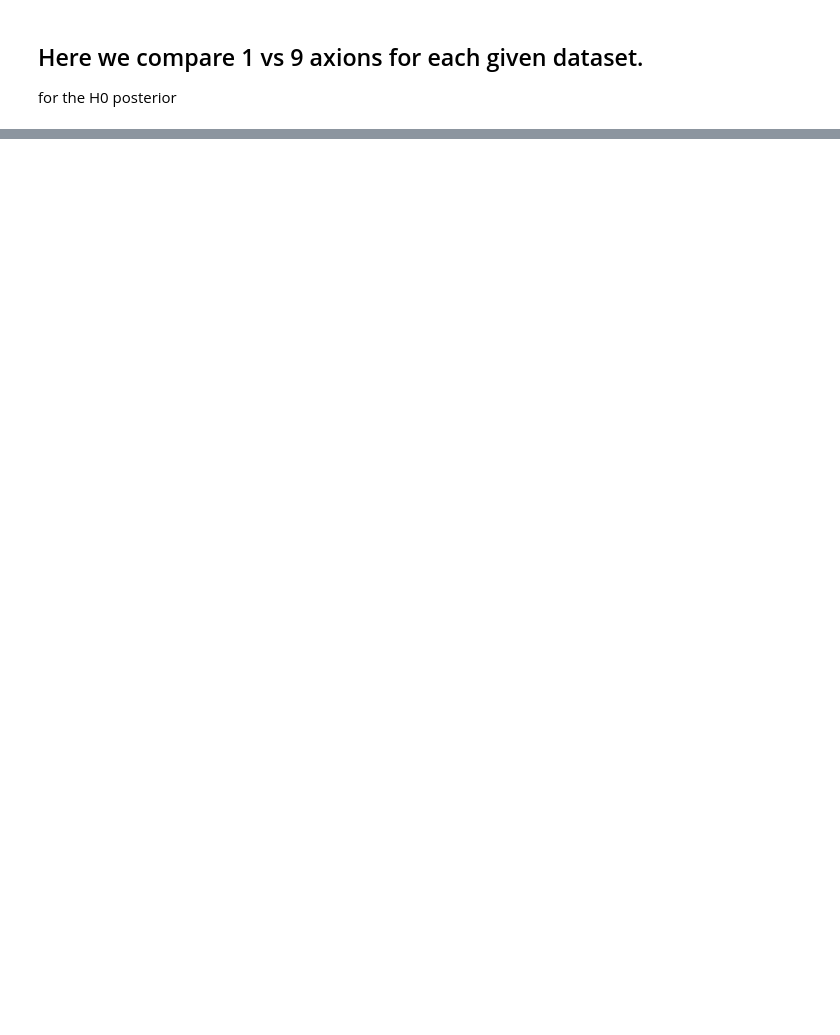
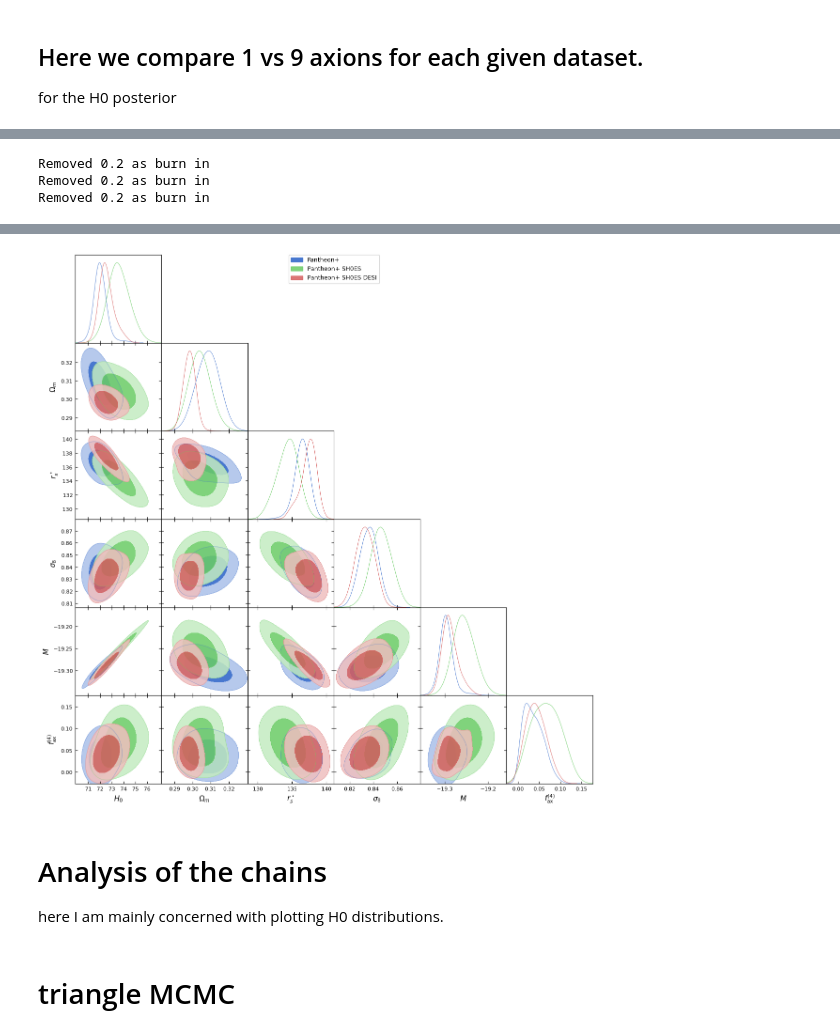
Before and after one commit to marcobeIIa/mAxi_reconstruction_tool, a Jupyter notebook: notebooks/getdist_mcmc_v2.ipynb, the cells around one changed output, grey strips where cells are left out. Drawn from its saved outputs; the diff is of its cells as text; code cells hidden in the pictures; blank space fills up the shorter version.

```diff
--- a/notebooks/getdist_mcmc_v2.ipynb
+++ b/notebooks/getdist_mcmc_v2.ipynb
@@ -329,0 +463,47 @@ Processing 4_ax_planck_TTTEEElensing_pantheon_plus_sh0es2025-11-12...
+# %%
+param_names = ['H0','Omega_m','rs_star','sigma8','M','fraction_maxion_ac__4']
+param_indices = {name: i for i, name in enumerate(latex_labels) if name in param_names}
+
+samp_1 = load_samples(
+    "/Users/bellamarco01/uni/1_master_thesis/montepython_chains/"
+    "chains_mp/9_axions/planck_TTTEEElensing_pantheon_plus_2025-12-19/*__*.txt",
+    param_indices
+)
+
+samp_2 = load_samples(
+    "/Users/bellamarco01/uni/1_master_thesis/montepython_chains/"
+    "chains_mp/9_axions_test/planck_TTTEEElensing_pantheon_plus_sh0es_2025-12-23/*__*.txt",
+    param_indices
+)
+
+samp_3 = load_samples(
+    "/Users/bellamarco01/uni/1_master_thesis/montepython_chains/"
+    "chains_mp/9_axions/planck_TTTEEElensing_pantheon_plus_sh0es_desi_2025-12-19/*__*.txt",
+    param_indices
+)
+
+g = plots.get_subplot_plotter()
+
+g.triangle_plot(
+    [samp_1, samp_2, samp_3],
+    params=param_names,
+    filled=True,
+    legend_labels=[
+        "Pantheon+",
+        "Pantheon+ SH0ES",
+        "Pantheon+ SH0ES DESI"
+    ],
+    contour_colors=[colors[0],colors[1],colors[2]]
+)
+
+
+g.settings.lab_fontsize = 14       # axis labels
+g.settings.axes_fontsize = 12      # tick labels
+g.settings.legend_fontsize = 12    # legend
+g.settings.legend_loc = (1.05, 1)  # move legend outside
+g.settings.alpha_filled_add = 0.7   # filled contours transparency
+g.settings.linewidth = 2
+
+
+plt.show()
+# %% [output]
@@ -329,0 +513,3 @@ Processing 4_ax_planck_TTTEEElensing_pantheon_plus_sh0es2025-11-12...
+Removed 0.2 as burn in
+Removed 0.2 as burn in
+Removed 0.2 as burn in
@@ -329,0 +517,7 @@ Processing 4_ax_planck_TTTEEElensing_pantheon_plus_sh0es2025-11-12...
+[figure, added]
+# %% [markdown]
+# Analysis of the chains
+
+here I am mainly concerned with plotting H0 distributions.
+# %% [markdown]
+# triangle MCMC
```
Also changed, not shown: parts of 13 cells of this notebook, 2 other files.
